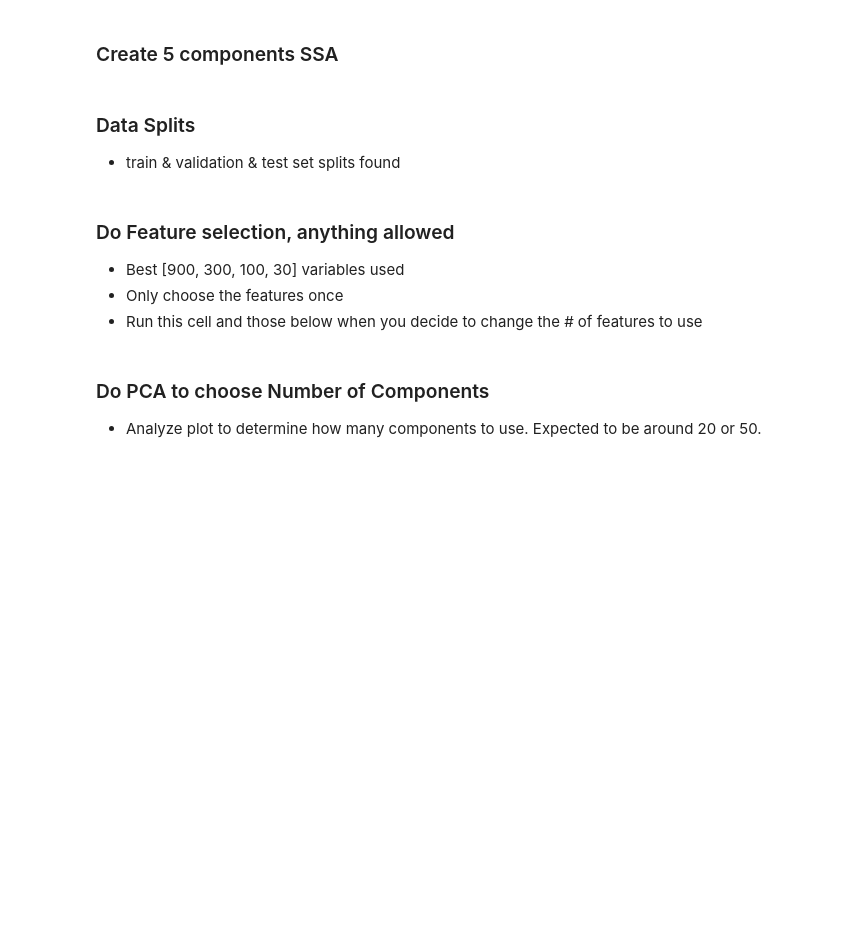
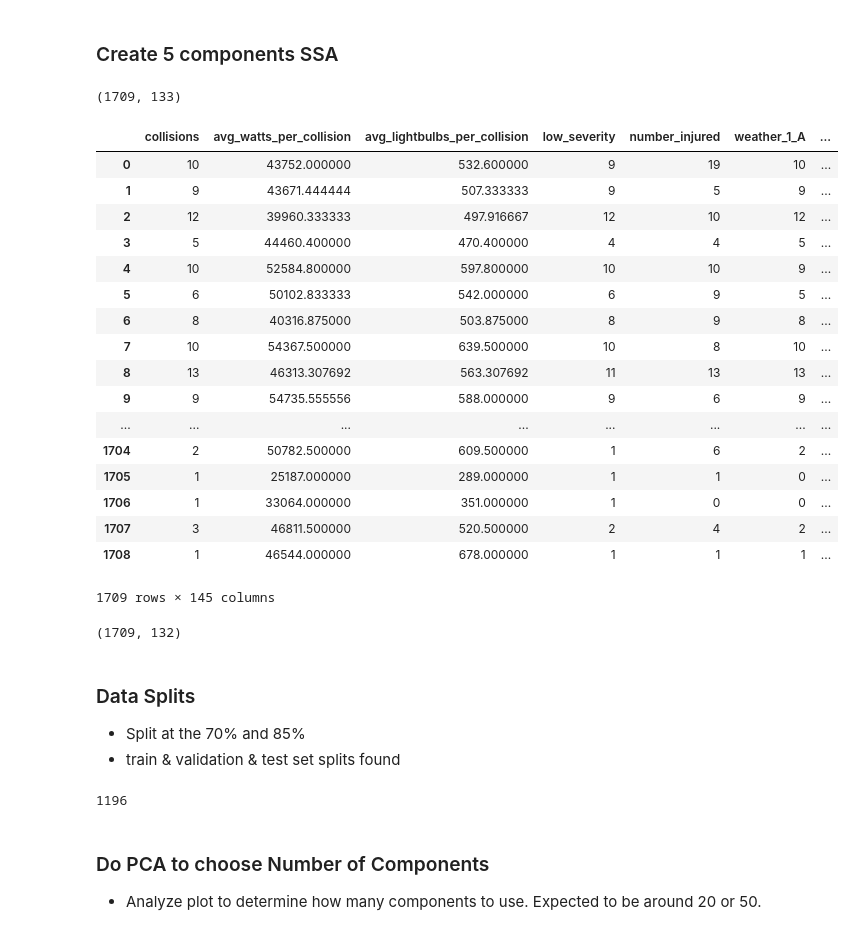
Before and after one commit to Peter-32/LA-Collision-Forecasting, a Jupyter notebook: la_collisions ML.ipynb, the cells around one changed output. Saved outputs shown, nothing was run; the diff lists cells and outputs as text; code cells hidden in the pictures; blank space fills up the shorter version.

```diff
--- a/la_collisions ML.ipynb
+++ b/la_collisions ML.ipynb
@@ -108,6 +178,6 @@ plt.savefig('acf_ci.png', format='png', dpi=300)
 # %% [markdown]
 ### Get X and y
 # %%
-X=sector1_df.drop(['collisions_tomorrow','sector','collision_date'], axis = 1).values
+X_df=sector1_df.drop(['collisions_tomorrow','sector','collision_date', 'Unnamed: 0'], axis = 1)
 y = sector1_df['collisions_tomorrow'].values
 # %%
@@ -187,0 +273,9 @@ Any NaN?  False
+# %%
+from sklearn.feature_selection import SelectKBest
+from sklearn.feature_selection import chi2
+select_top_100 = SelectKBest(score_func=chi2, k = 12)
+fit = select_top_100.fit(X_df,y)
+features = fit.transform(X_df)
+mask = select_top_100.get_support()
+selected_best_features = X_df.columns[mask]
+selected_best_features
@@ -189,0 +305,6 @@ Any NaN?  False
+# %%
+for column in selected_best_features:
+    for s in range(1,11):
+        X_df[column + "_shift_{}".format(s)] = X_df[column].shift(s)
+
+X_df = X_df.dropna()
@@ -192,9 +461,39 @@ Any NaN?  False
+# %%
+X_df = X_df
+X_df['model_key'] = "1"
+X_df.shape
+# %% [output]
+(1709, 133)
+# %%
+for i in selected_best_features:
+    X_df = run_ssa(X_df,i)
+
+X_df.head()
+# %% [output]
+|  | collisions | avg_watts_per_collision | avg_lightbulbs_per_collision | low_severity | number_injured | weather_1_A | ... |
+| 0 | 10 | 43752.000000 | 532.600000 | 9 | 19 | 10 | ... |
+| 1 | 9 | 43671.444444 | 507.333333 | 9 | 5 | 9 | ... |
+| 2 | 12 | 39960.333333 | 497.916667 | 12 | 10 | 12 | ... |
+| 3 | 5 | 44460.400000 | 470.400000 | 4 | 4 | 5 | ... |
+| 4 | 10 | 52584.800000 | 597.800000 | 10 | 10 | 9 | ... |
+| 5 | 6 | 50102.833333 | 542.000000 | 6 | 9 | 5 | ... |
+| 6 | 8 | 40316.875000 | 503.875000 | 8 | 9 | 8 | ... |
+| 7 | 10 | 54367.500000 | 639.500000 | 10 | 8 | 10 | ... |
+| 8 | 13 | 46313.307692 | 563.307692 | 11 | 13 | 13 | ... |
+| 9 | 9 | 54735.555556 | 588.000000 | 9 | 6 | 9 | ... |
+| ... | ... | ... | ... | ... | ... | ... | ... |
+| 1704 | 2 | 50782.500000 | 609.500000 | 1 | 6 | 2 | ... |
+| 1705 | 1 | 25187.000000 | 289.000000 | 1 | 1 | 0 | ... |
+| 1706 | 1 | 33064.000000 | 351.000000 | 1 | 0 | 0 | ... |
+| 1707 | 3 | 46811.500000 | 520.500000 | 2 | 4 | 2 | ... |
+| 1708 | 1 | 46544.000000 | 678.000000 | 1 | 1 | 1 | ... |
+1709 rows × 145 columns
+# %%
+X_df=X_df.drop(['model_key'], axis = 1)
+X_df.shape
+# %% [output]
+(1709, 132)
 # %% [markdown]
 ### Data Splits
+- Split at the 70% and 85%
 - train & validation & test set splits found
-# %% [markdown]
-### Do Feature selection, anything allowed
-
-- Best [900, 300, 100, 30] variables used
-- Only choose the features once
-- Run this cell and those below when you decide to change the # of features to use
@@ -203,3 +500,7 @@ features_to_select = 100
+# %%
+int(len(X_df)*.7)
+# %% [output]
+1196
 # %% [markdown]
 ### Do PCA to choose Number of Components
 
```
Also changed, not shown: parts of 25 cells of this notebook, 1 other file.
